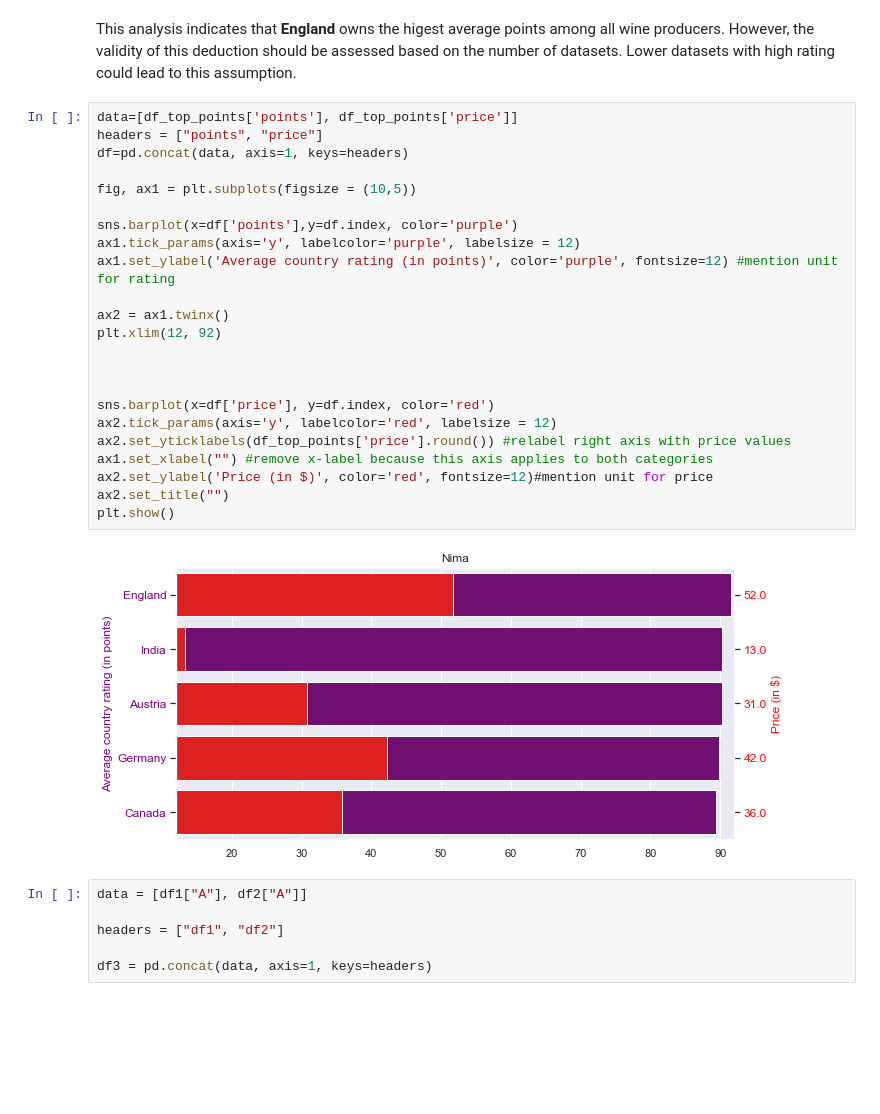
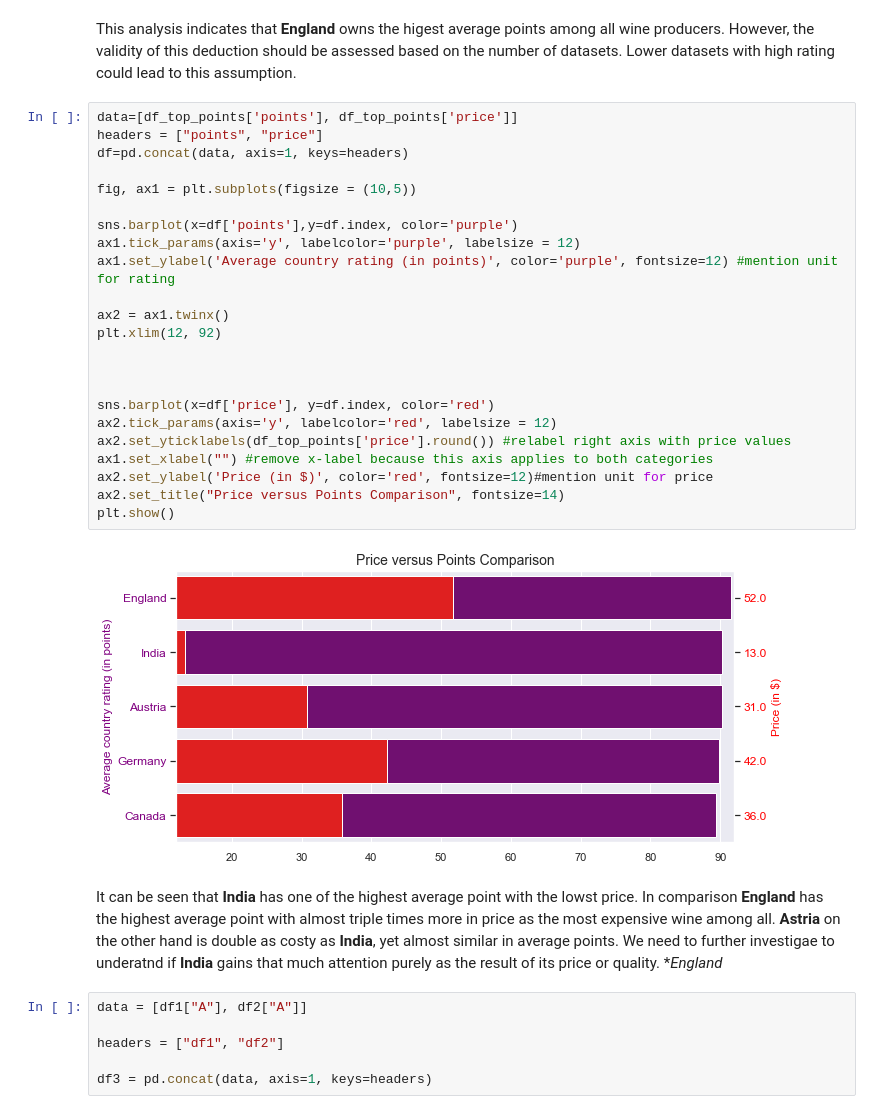
Before and after one commit to Nima-Sayyah/Drink-by-Data, a Jupyter notebook: Drink by Data (NS).ipynb, the cells around one changed output. Saved outputs shown, nothing was run; the diff lists cells and outputs as text; blank space fills up the shorter version.

```diff
--- a/Drink by Data (NS).ipynb
+++ b/Drink by Data (NS).ipynb
@@ -363,28 +363,30 @@ This analysis indicates that **England** owns the higest average points among al
 # %%
 data=[df_top_points['points'], df_top_points['price']]
 headers = ["points", "price"]
 df=pd.concat(data, axis=1, keys=headers)
 
 fig, ax1 = plt.subplots(figsize = (10,5))
 
 sns.barplot(x=df['points'],y=df.index, color='purple')
 ax1.tick_params(axis='y', labelcolor='purple', labelsize = 12)
 ax1.set_ylabel('Average country rating (in points)', color='purple', fontsize=12) #mention unit for rating
 
 ax2 = ax1.twinx()
 plt.xlim(12, 92)
 
 
 
 sns.barplot(x=df['price'], y=df.index, color='red')
 ax2.tick_params(axis='y', labelcolor='red', labelsize = 12)
 ax2.set_yticklabels(df_top_points['price'].round()) #relabel right axis with price values
 ax1.set_xlabel("") #remove x-label because this axis applies to both categories
 ax2.set_ylabel('Price (in $)', color='red', fontsize=12)#mention unit for price
-ax2.set_title("")
+ax2.set_title("Price versus Points Comparison", fontsize=14)
 plt.show()
 # %% [output]
-[figure, old version]
+[figure, new version]
+# %% [markdown]
+It can be seen that **India** has one of the highest average point with the lowst price. In comparison **England** has the highest average point with almost triple times more in price as the most expensive wine among all. **Astria** on the other hand is double as costy as **India**, yet almost similar in average points. We need to further investigae to underatnd if **India** gains that much attention purely as the result of its price or quality. **England*
 # %%
 data = [df1["A"], df2["A"]]
 
```
